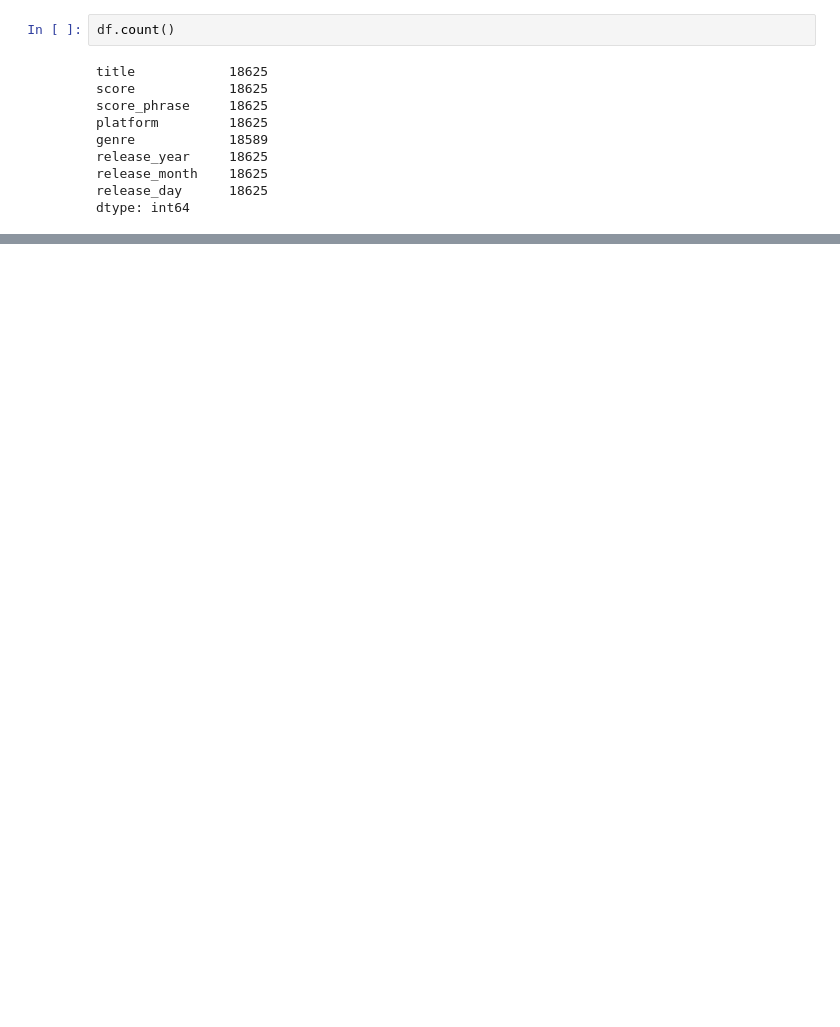
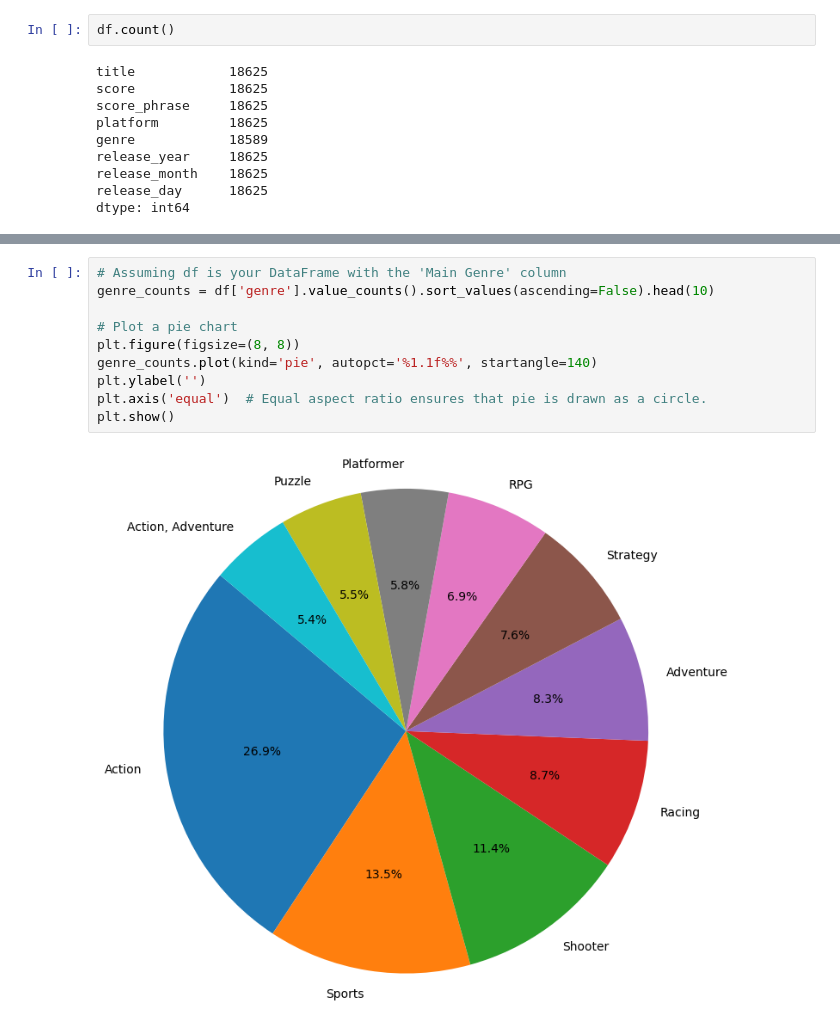
Before and after one commit to nikhilbansal23/IGN-Games-Analytics, a Jupyter notebook: ign-games-analytics.ipynb, the cells around one changed output, grey strips where cells are left out. Drawn from its saved outputs; the diff is of its cells as text; blank space fills up the shorter version.

```diff
--- a/ign-games-analytics.ipynb
+++ b/ign-games-analytics.ipynb
@@ -53,0 +189,12 @@ array([1999, 2011, 2001, 2008, 2013, 2014, 2015, 2016, 2000, 2010, 1998,
+# %%
+# Assuming df is your DataFrame with the 'Main Genre' column
+genre_counts = df['genre'].value_counts().sort_values(ascending=False).head(10)
+
+# Plot a pie chart
+plt.figure(figsize=(8, 8))
+genre_counts.plot(kind='pie', autopct='%1.1f%%', startangle=140)
+plt.ylabel('')
+plt.axis('equal')  # Equal aspect ratio ensures that pie is drawn as a circle.
+plt.show()
+# %% [output]
+[figure, added]
```
Also changed, not shown: parts of 31 cells of this notebook.
